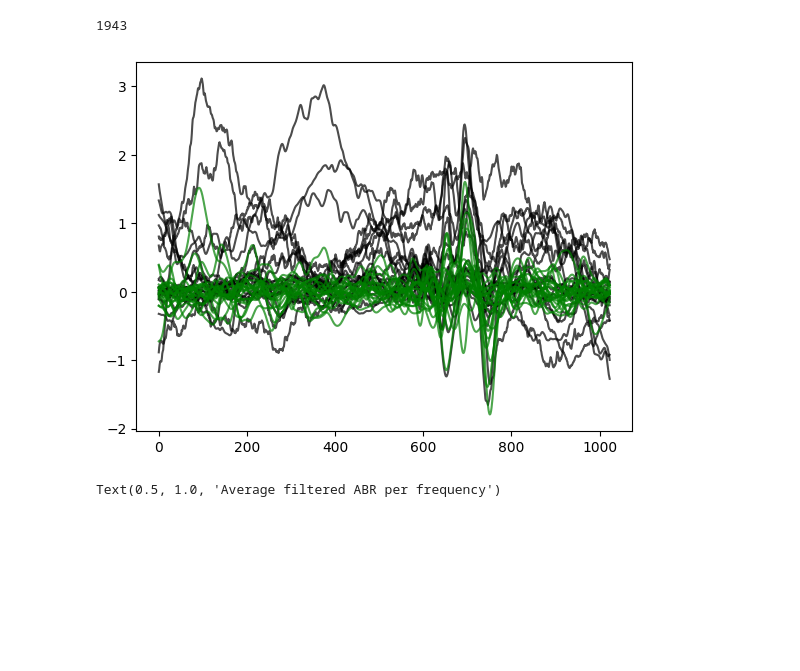
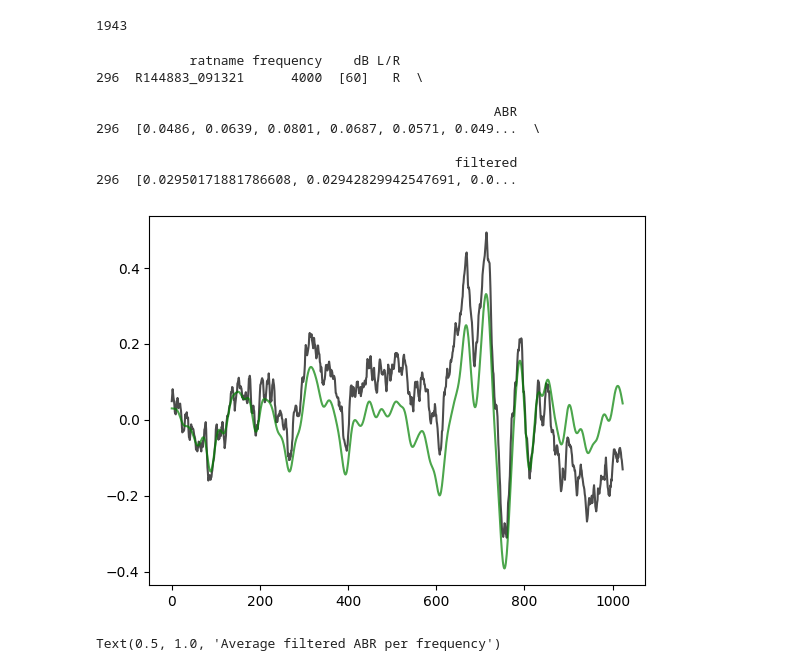
Before and after one commit to DeckerDreams/ABR_Processing, a Jupyter notebook: auto_abr_updated.ipynb, the cells around one changed output. Saved outputs shown, nothing was run; the diff lists cells and outputs as text; code cells hidden in the pictures; blank space fills up the shorter version.

Commit message:
rand_int

```diff
--- a/auto_abr_updated.ipynb
+++ b/auto_abr_updated.ipynb
@@ -153,26 +153,36 @@ len(df_all)
 # %%
 #visualize filter
 
 
 fi = df_all['filtered']
 ra = df_all['ABR']
 
-rand = random.sample(range(0, len(df_all)), 20)
+rand = random.sample(range(0, len(df_all)), 1)
+print(df_all.loc[rand])
+
 
 
 def filt_plot(c):
     for w in rand:
         plt.plot(fi[w], c,  alpha = .7)
 
 def ra_plot(c):
     for w in rand:
         plt.plot(ra[w], c, alpha = .7)
 
 
 ra_plot('black')
 filt_plot('g')
 # %% [output]
+            ratname frequency    dB L/R
+296  R144883_091321      4000  [60]   R  \
+
+                                                   ABR
+296  [0.0486, 0.0639, 0.0801, 0.0687, 0.0571, 0.049...  \
+
+                                              filtered
+296  [0.02950171881786608, 0.02942829942547691, 0.0...
-[figure, old version]
+[figure, new version]
 # %%
 fig, ax = plt.subplots(1, 1, figsize=(20, 20))
 
```
Also changed, not shown: parts of 2 cells of this notebook.
